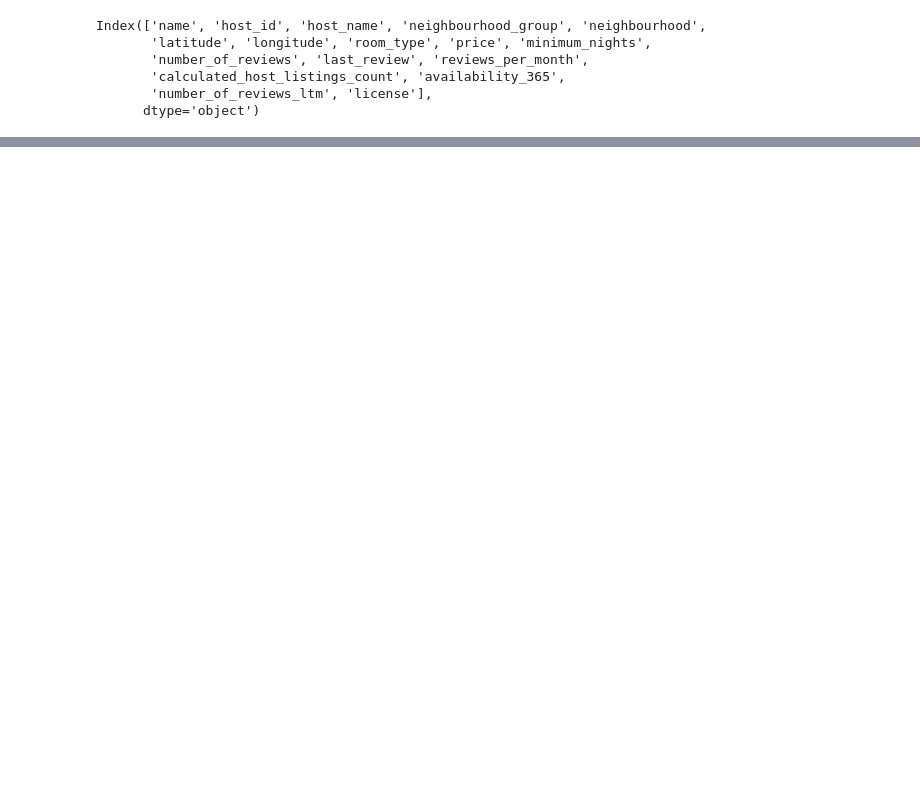
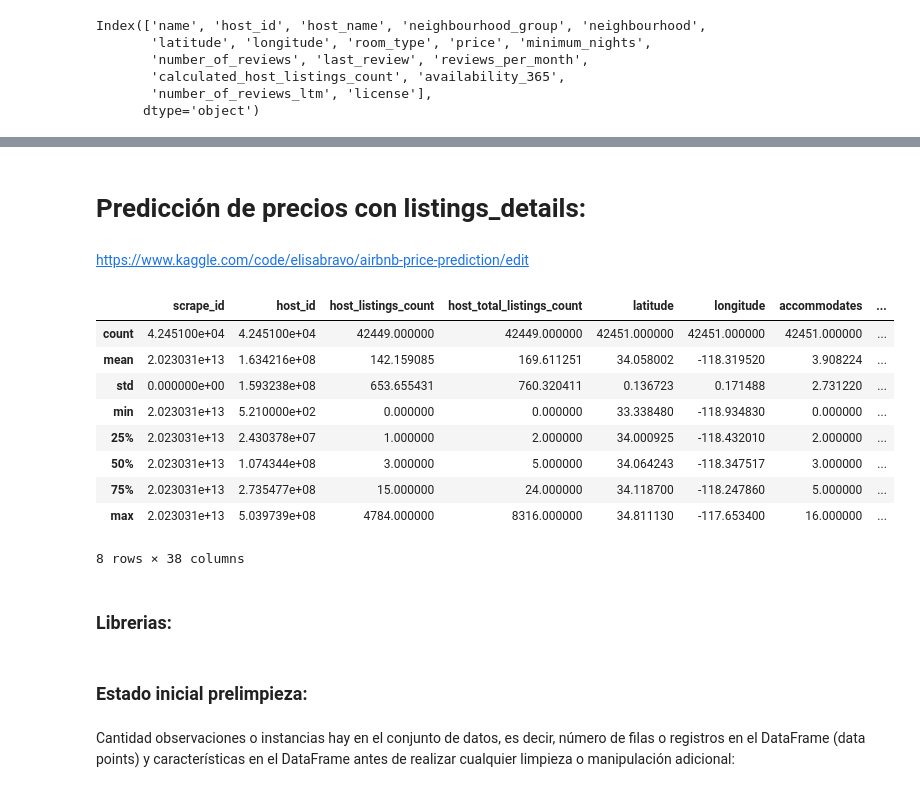
Before and after one commit to bravovielisa/LosAngeles_airbnb, a Jupyter notebook: Los_Angeles_airbnb.ipynb, the cells around one changed output, grey strips where cells are left out. Saved outputs shown, nothing was run; the diff lists cells and outputs as text; code cells hidden in the pictures; blank space fills up the shorter version.

```diff
--- a/Los_Angeles_airbnb.ipynb
+++ b/Los_Angeles_airbnb.ipynb
@@ -96,3 +96,5 @@ from sklearn.feature_extraction.text import TfidfVectorizer, CountVectorizer
 from wordcloud import WordCloud'''
 # %%
 listings = pd.read_csv("data/listings.csv", index_col= "id")
+
+listings_details = pd.read_csv("data/listings_details.csv.gz",  compression='gzip',index_col= "id", low_memory=False)
@@ -109,0 +143,19 @@ Index(['name', 'host_id', 'host_name', 'neighbourhood_group', 'neighbourhood',
+# %% [markdown]
+# Predicción de precios con listings_details:
+# %% [markdown]
+https://www.kaggle.com/code/elisabravo/airbnb-price-prediction/edit
+# %%
+listings_details.describe()
+# %% [output]
+|  | scrape_id | host_id | host_listings_count | host_total_listings_count | latitude | longitude | accommodates | ... |
+| count | 4.245100e+04 | 4.245100e+04 | 42449.000000 | 42449.000000 | 42451.000000 | 42451.000000 | 42451.000000 | ... |
+| mean | 2.023031e+13 | 1.634216e+08 | 142.159085 | 169.611251 | 34.058002 | -118.319520 | 3.908224 | ... |
+| std | 0.000000e+00 | 1.593238e+08 | 653.655431 | 760.320411 | 0.136723 | 0.171488 | 2.731220 | ... |
+| min | 2.023031e+13 | 5.210000e+02 | 0.000000 | 0.000000 | 33.338480 | -118.934830 | 0.000000 | ... |
+| 25% | 2.023031e+13 | 2.430378e+07 | 1.000000 | 2.000000 | 34.000925 | -118.432010 | 2.000000 | ... |
+| 50% | 2.023031e+13 | 1.074344e+08 | 3.000000 | 5.000000 | 34.064243 | -118.347517 | 3.000000 | ... |
+| 75% | 2.023031e+13 | 2.735477e+08 | 15.000000 | 24.000000 | 34.118700 | -118.247860 | 5.000000 | ... |
+| max | 2.023031e+13 | 5.039739e+08 | 4784.000000 | 8316.000000 | 34.811130 | -117.653400 | 16.000000 | ... |
+8 rows × 38 columns
+# %% [markdown]
+### Librerias:
@@ -109,0 +169,4 @@ Index(['name', 'host_id', 'host_name', 'neighbourhood_group', 'neighbourhood',
+# %% [markdown]
+### Estado inicial prelimpieza:
+# %% [markdown]
+Cantidad observaciones o instancias hay en el conjunto de datos, es decir, número de filas o registros en el DataFrame (data points) y características en el DataFrame antes de realizar cualquier limpieza o manipulación adicional:
```
Also changed, not shown: parts of 9 cells of this notebook, 1 other file.
